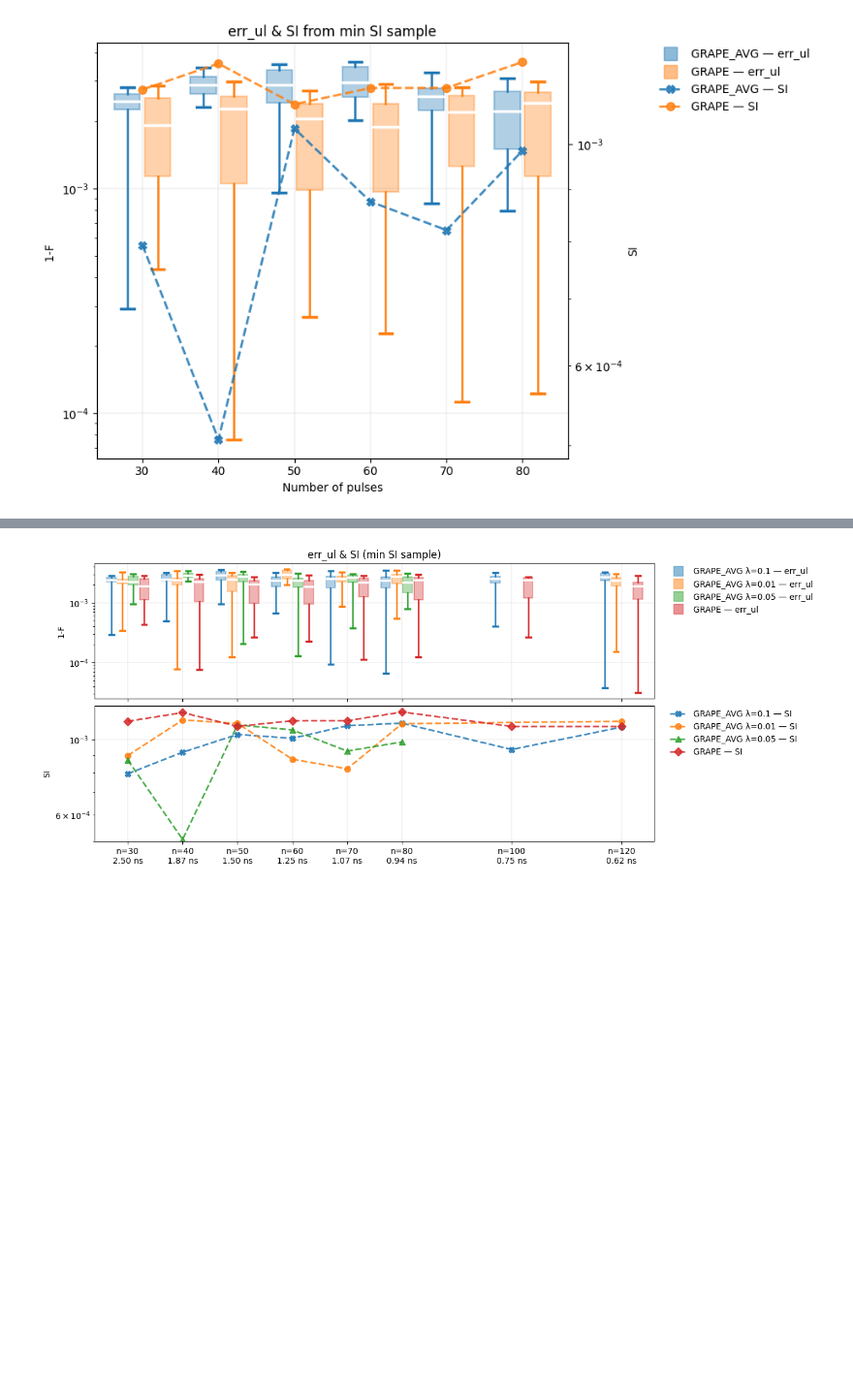
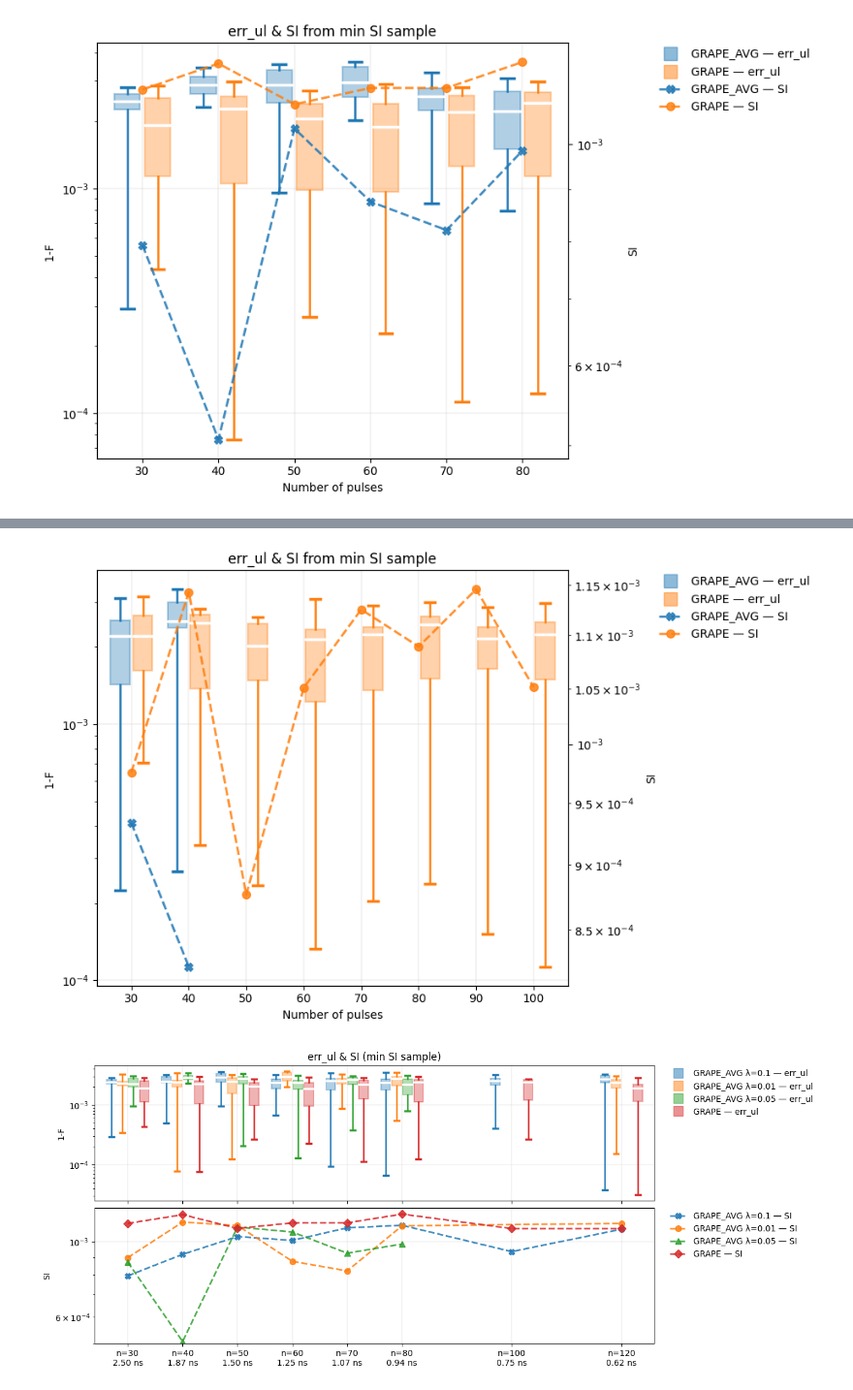
Before and after one commit to cicacica/VeriPulse, a Jupyter notebook: notebooks/data_processing.ipynb, the cells around one changed output, grey strips where cells are left out. Shown at 97% size. Cells and saved outputs as stored; diff of their text form; code cells hidden in the pictures; blank space fills up the shorter version.

```diff
--- a/notebooks/data_processing.ipynb
+++ b/notebooks/data_processing.ipynb
@@ -887,3 +887,7 @@ plot_fid_spread_from_extreme_si(data_dir_dummyless, methods=['GRAPE_AVG','GRAPE'
+# %%
+plot_fid_spread_from_extreme_si(data_dir_dummyyes, methods=['GRAPE_AVG','GRAPE'], slots=slots, si_case='min', log_y=True, resolution=False)
+# %% [output]
+[figure, added]
 # %%
 plot_lambda_spread(data_dir_dummyless, lambdas=[0.1,0.01,0.05], tslots_list=[30,40,50,60,70,80,100,120], methods = ['GRAPE'], si_case='min', log_y=True, separate_si=True)
 # %% [output]
```
Also changed, not shown: parts of 5 cells of this notebook.
